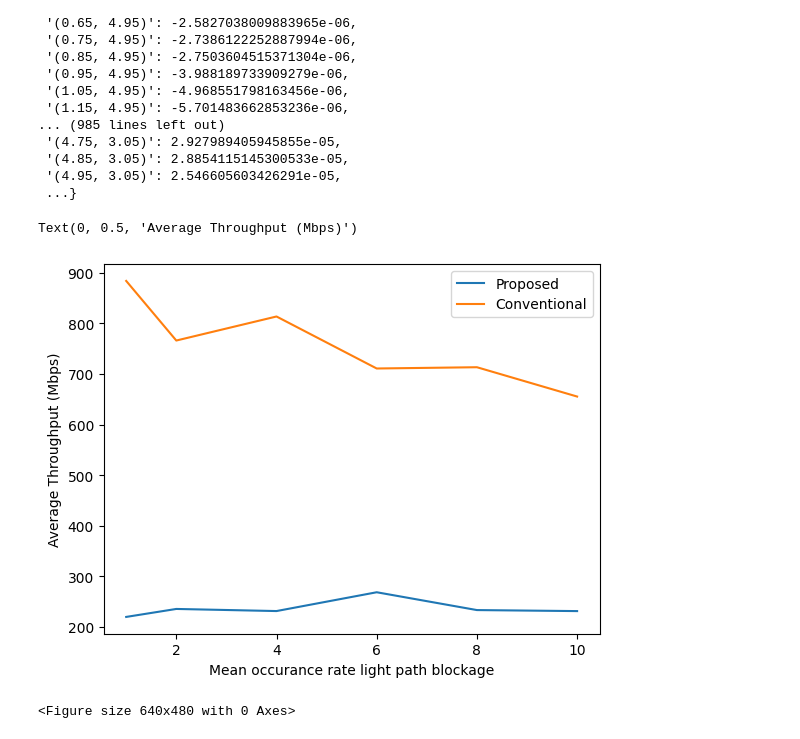
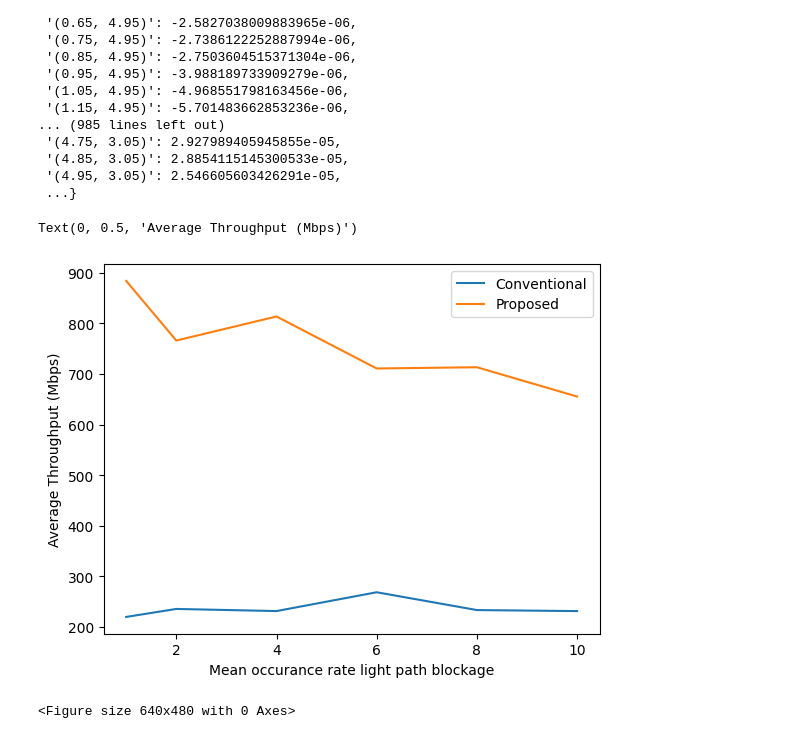
Before and after one commit to deeksha20049/wn-project, a Jupyter notebook: nlos.ipynb, the cells around one changed output. Cells and saved outputs as stored; diff of their text form; code cells hidden in the pictures.

```diff
--- a/nlos.ipynb
+++ b/nlos.ipynb
@@ -336,15 +336,15 @@ import matplotlib.pyplot as plt
 # %%
 x1 = [1,2,4,6,8,10]
 y1 = [219.57424387505597,235.35126491845972,231.1728382890945,268.37015041603314,233.12358048811774,231.0953126475178]
 y2 = [884.2071576906355,766.2872658073504,813.8466174876554,710.9811791069699,713.4887047138029,655.5018099589936]
-plt.plot(x1, y1, label = "Proposed")
-plt.plot(x1, y2, label = "Conventional")
+plt.plot(x1, y1, label =  "Conventional")
+plt.plot(x1, y2, label = "Proposed")
 plt.legend()
 plt.xlabel('Mean occurance rate light path blockage')
 plt.ylabel('Average Throughput (Mbps)')
 # %% [output]
 Text(0, 0.5, 'Average Throughput (Mbps)')
-[figure, old version]
+[figure, new version]
 # %%
 # plt.imsave('channel_gain_nlos_mids_125_375.png', d_125_375)
 # %% [output]
```
Also changed, not shown: parts of 1 cell of this notebook, 2 other files.
